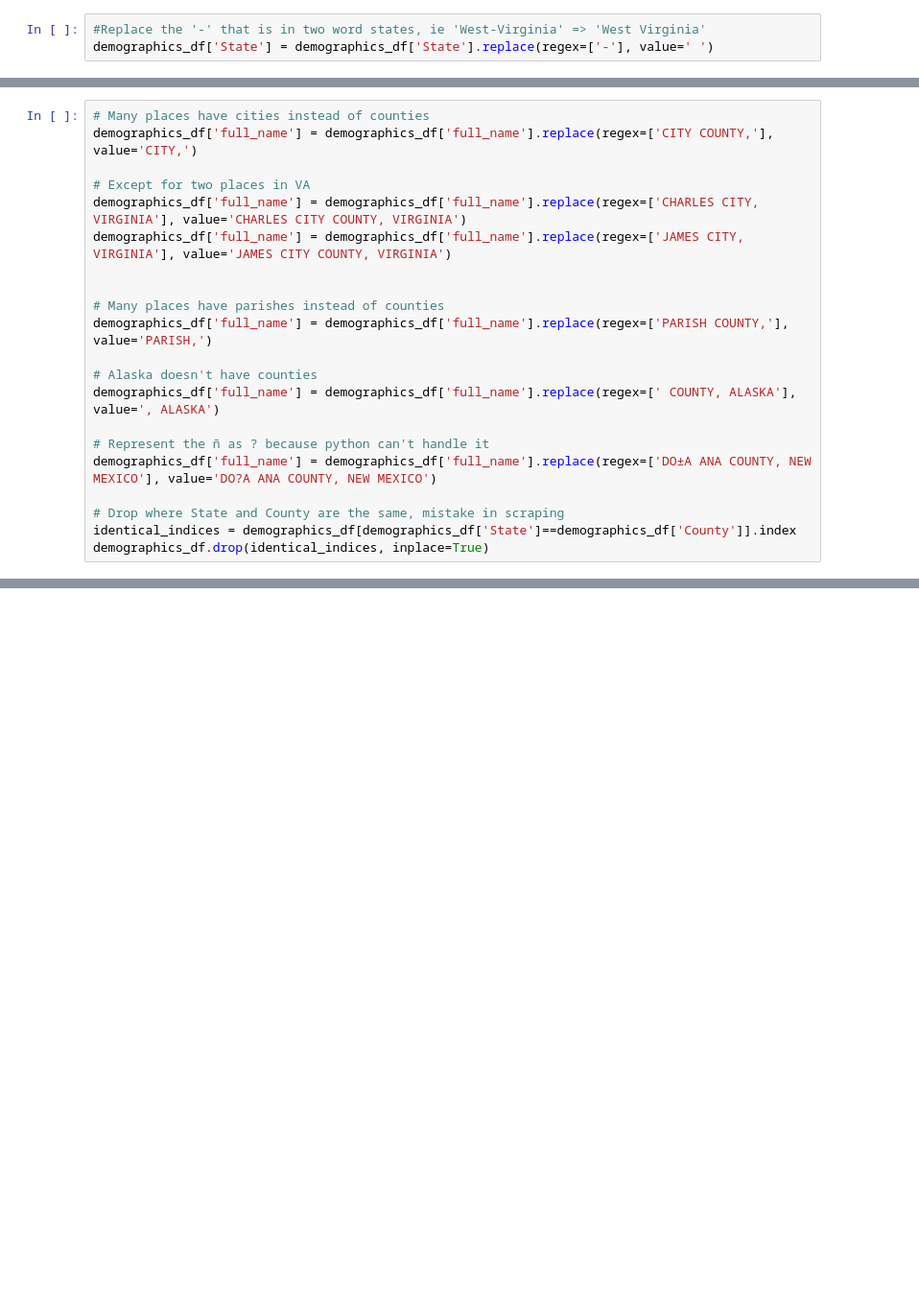
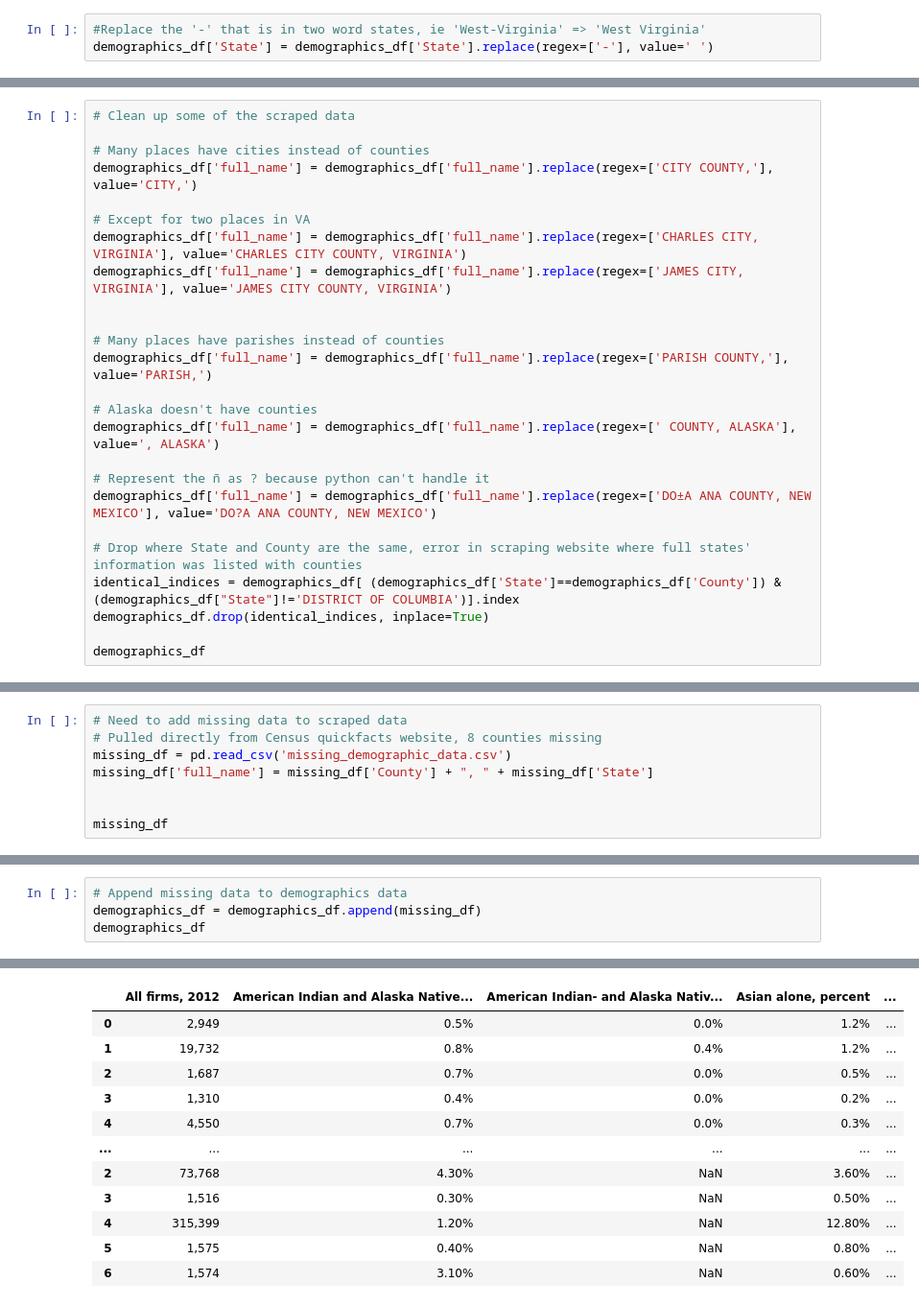
Before and after one commit to neil-sehgal/methods2020_mimicstars, a Jupyter notebook: fips_encode_demographics.ipynb, the cells around one changed output, grey strips where cells are left out. Shown at 96% size. Saved outputs shown, nothing was run; the diff lists cells and outputs as text; blank space fills up the shorter version.

Commit message:
Fixed missing counties in demographics data

```diff
--- a/fips_encode_demographics.ipynb
+++ b/fips_encode_demographics.ipynb
@@ -72,6 +94,8 @@ demographics_df
 | 3142 | 3142 | WYOMING | WESTON COUNTY | 6,967 | -3.3% | 7,208 | ... |
 3143 rows × 72 columns
 # %%
+# Clean up some of the scraped data
+
 # Many places have cities instead of counties
 demographics_df['full_name'] = demographics_df['full_name'].replace(regex=['CITY COUNTY,'], value='CITY,')
 
@@ -89,6 +113,8 @@ demographics_df['full_name'] = demographics_df['full_name'].replace(regex=[' COU
 # Represent the ñ as ? because python can't handle it
 demographics_df['full_name'] = demographics_df['full_name'].replace(regex=['DO±A ANA COUNTY, NEW MEXICO'], value='DO?A ANA COUNTY, NEW MEXICO')
 
-# Drop where State and County are the same, mistake in scraping
-identical_indices = demographics_df[demographics_df['State']==demographics_df['County']].index
+# Drop where State and County are the same, error in scraping website where full states' information was listed with counties
+identical_indices = demographics_df[ (demographics_df['State']==demographics_df['County']) & (demographics_df["State"]!='DISTRICT OF COLUMBIA')].index
 demographics_df.drop(identical_indices, inplace=True)
+
+demographics_df
@@ -94,0 +135,8 @@ demographics_df.drop(identical_indices, inplace=True)
+# %%
+# Need to add missing data to scraped data
+# Pulled directly from Census quickfacts website, 8 counties missing
+missing_df = pd.read_csv('missing_demographic_data.csv')
+missing_df['full_name'] = missing_df['County'] + ", " + missing_df['State']
+
+
+missing_df
@@ -94,0 +153,5 @@ demographics_df.drop(identical_indices, inplace=True)
+# %%
+# Append missing data to demographics data
+demographics_df = demographics_df.append(missing_df)
+demographics_df
+# %% [output]
@@ -94,0 +165,12 @@ demographics_df.drop(identical_indices, inplace=True)
+|  | All firms, 2012 | American Indian and Alaska Native... | American Indian- and Alaska Nativ... | Asian alone, percent | ... |
+| 0 | 2,949 | 0.5% | 0.0% | 1.2% | ... |
+| 1 | 19,732 | 0.8% | 0.4% | 1.2% | ... |
+| 2 | 1,687 | 0.7% | 0.0% | 0.5% | ... |
+| 3 | 1,310 | 0.4% | 0.0% | 0.2% | ... |
+| 4 | 4,550 | 0.7% | 0.0% | 0.3% | ... |
+| ... | ... | ... | ... | ... | ... |
+| 2 | 73,768 | 4.30% | NaN | 3.60% | ... |
+| 3 | 1,516 | 0.30% | NaN | 0.50% | ... |
+| 4 | 315,399 | 1.20% | NaN | 12.80% | ... |
+| 5 | 1,575 | 0.40% | NaN | 0.80% | ... |
+| 6 | 1,574 | 3.10% | NaN | 0.60% | ... |
```
Also changed, not shown: parts of 12 cells of this notebook, 3 other files.
